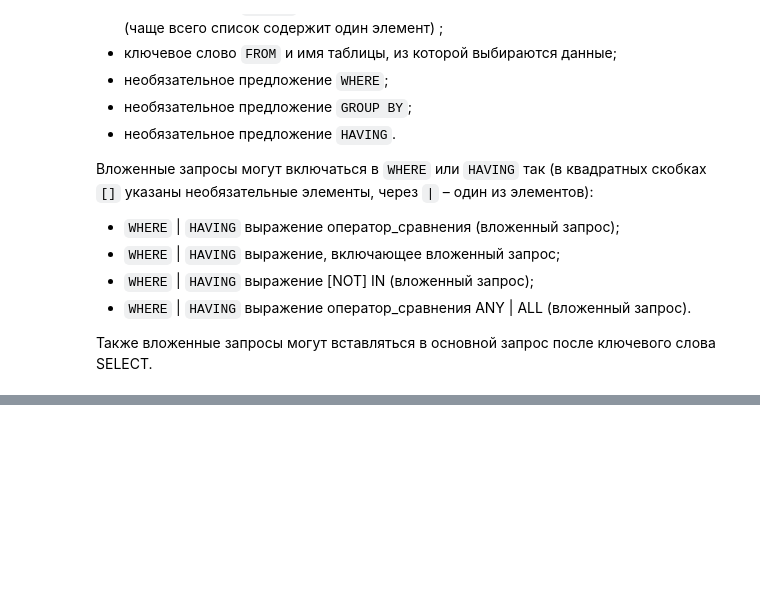
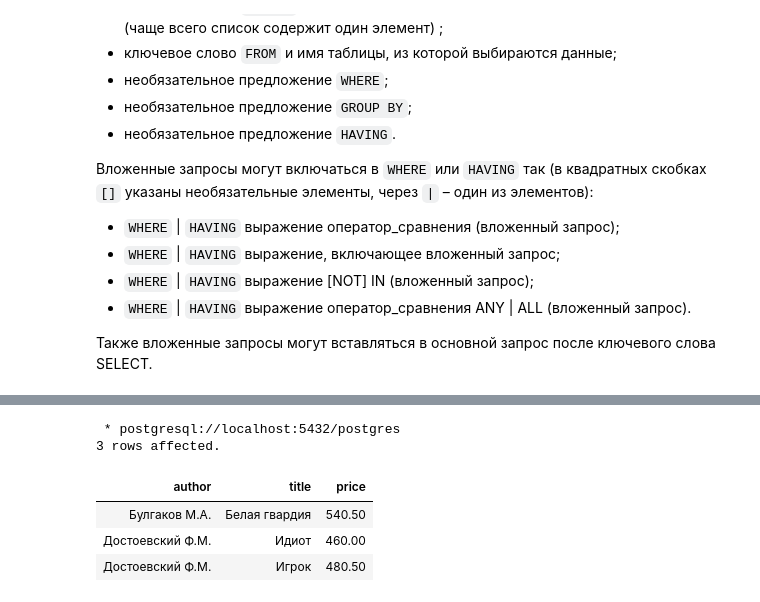
Before and after one commit to IsFilimonov/LearningPath, a Jupyter notebook: 2021/Stepik_Interactive-SQL-Simulator/Chapter_1a.ipynb, the cells around one changed output, grey strips where cells are left out. Cells and saved outputs as stored; diff of their text form; code cells hidden in the pictures; blank space fills up the shorter version.

```diff
--- a/2021/Stepik_Interactive-SQL-Simulator/Chapter_1.ipynb
+++ b/2021/Stepik_Interactive-SQL-Simulator/Chapter_1a.ipynb
@@ -1311,0 +1585,15 @@ SQL позволяет создавать вложенные запросы. В
+# %%
+%%sql
+SELECT author, title, price
+FROM stepik.book
+WHERE price < ANY (
+    SELECT MIN(price)
+    FROM stepik.book
+    GROUP BY author);
+# %% [output]
+ * postgresql://localhost:5432/postgres
+3 rows affected.
+| author | title | price |
+| Булгаков М.А. | Белая гвардия | 540.50 |
+| Достоевский Ф.М. | Идиот | 460.00 |
+| Достоевский Ф.М. | Игрок | 480.50 |
```
Also changed, not shown: parts of 44 cells of this notebook, 2 other files.
